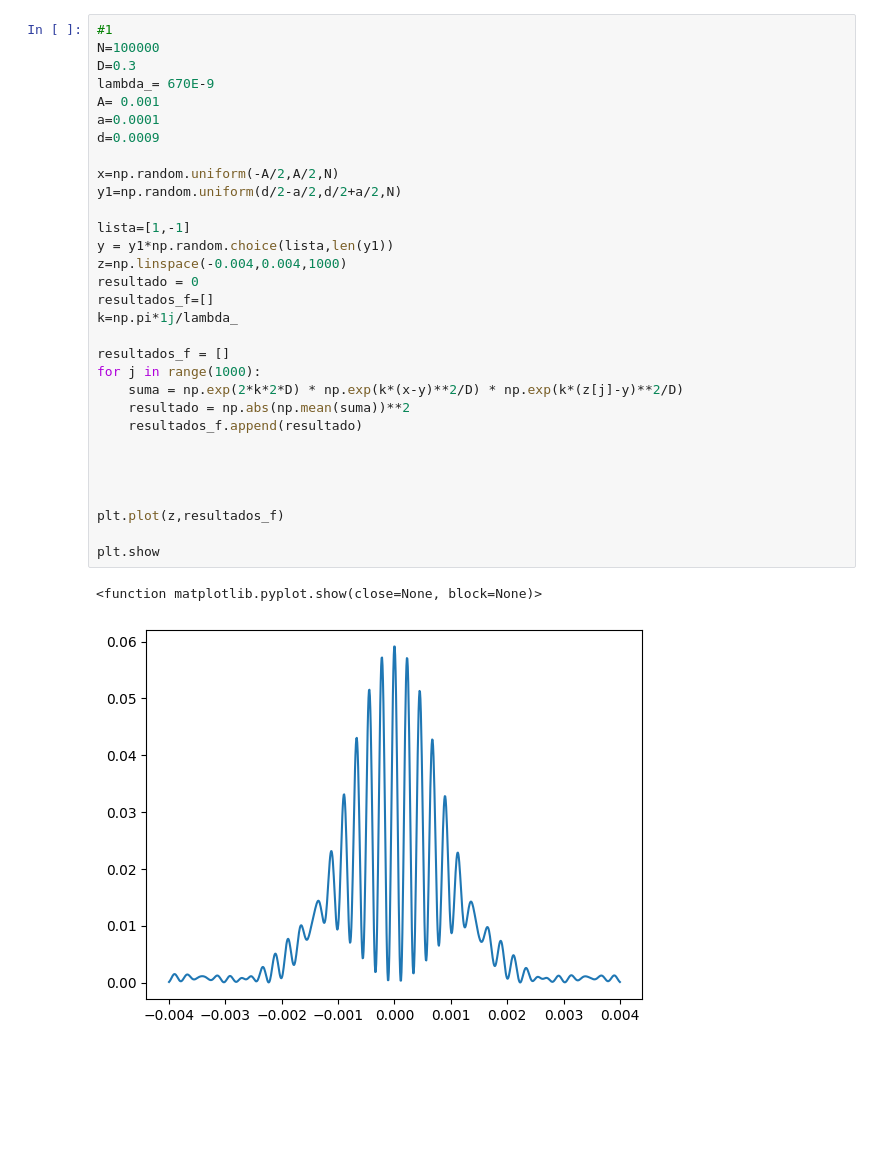
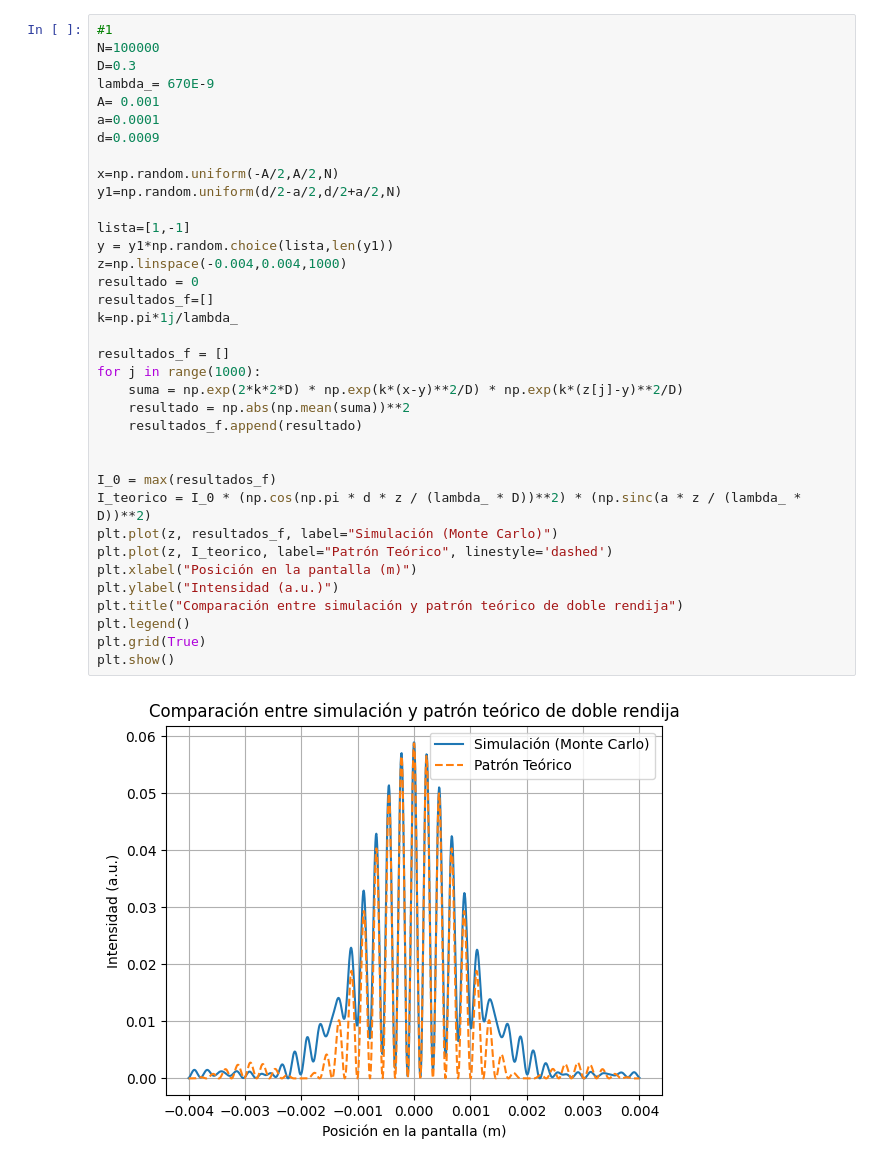
Before and after one commit to SimonOliveros/Entregas_Metodos_Comp_II_Oliveros_LopezDeMesa, a Jupyter notebook: Taller 5.ipynb, the cells around one changed output. Saved outputs shown, nothing was run; the diff lists cells and outputs as text; blank space fills up the shorter version.

```diff
--- a/Taller 5.ipynb
+++ b/Taller 5.ipynb
@@ -4,35 +8,39 @@ import matplotlib.pyplot as plt
 # %%
 #1
 N=100000
 D=0.3
 lambda_= 670E-9
 A= 0.001
 a=0.0001
 d=0.0009
 
 x=np.random.uniform(-A/2,A/2,N)
 y1=np.random.uniform(d/2-a/2,d/2+a/2,N)
 
 lista=[1,-1]
 y = y1*np.random.choice(lista,len(y1))
 z=np.linspace(-0.004,0.004,1000)
 resultado = 0
 resultados_f=[]
 k=np.pi*1j/lambda_
 
 resultados_f = []
 for j in range(1000):
     suma = np.exp(2*k*2*D) * np.exp(k*(x-y)**2/D) * np.exp(k*(z[j]-y)**2/D)
     resultado = np.abs(np.mean(suma))**2
     resultados_f.append(resultado)
 
 
-
-
-plt.plot(z,resultados_f)
-
-plt.show
+I_0 = max(resultados_f)
+I_teorico = I_0 * (np.cos(np.pi * d * z / (lambda_ * D))**2) * (np.sinc(a * z / (lambda_ * D))**2)
+plt.plot(z, resultados_f, label="Simulación (Monte Carlo)")
+plt.plot(z, I_teorico, label="Patrón Teórico", linestyle='dashed')
+plt.xlabel("Posición en la pantalla (m)")
+plt.ylabel("Intensidad (a.u.)")
+plt.title("Comparación entre simulación y patrón teórico de doble rendija")
+plt.legend()
+plt.grid(True)
+plt.show()
 # %% [output]
-<function matplotlib.pyplot.show(close=None, block=None)>
-[figure, old version]
+[figure, new version]
 # %%
```
Also changed, not shown: parts of 37 cells of this notebook.
